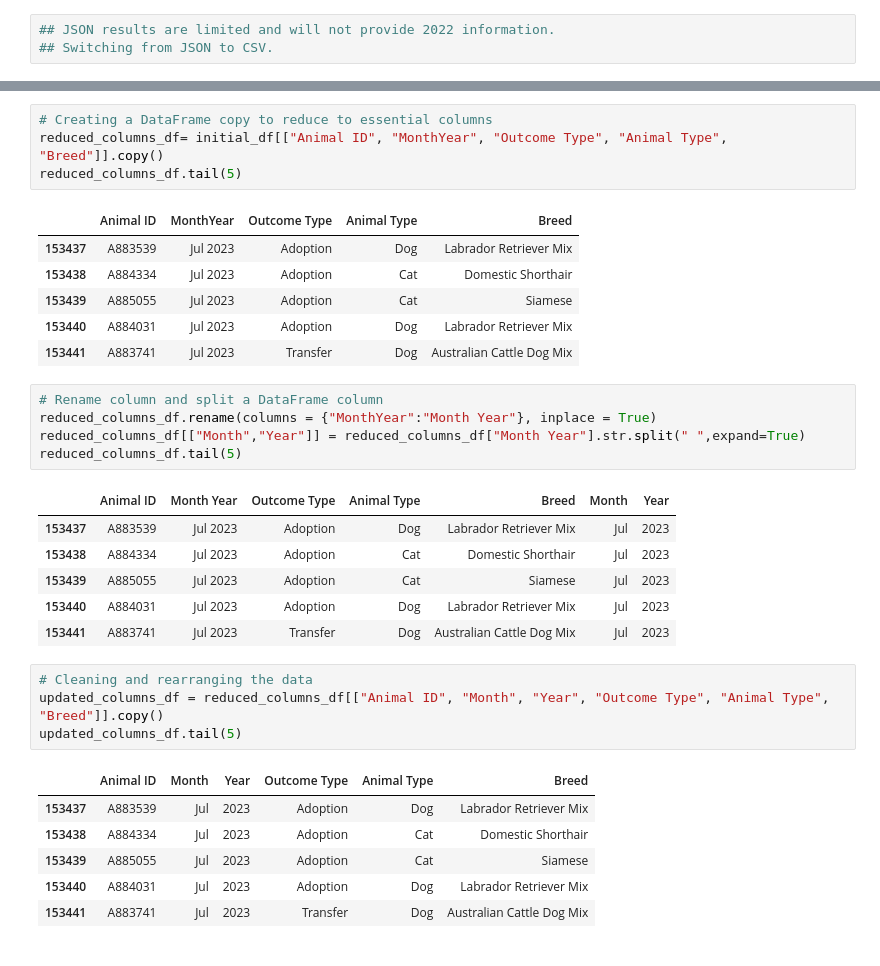
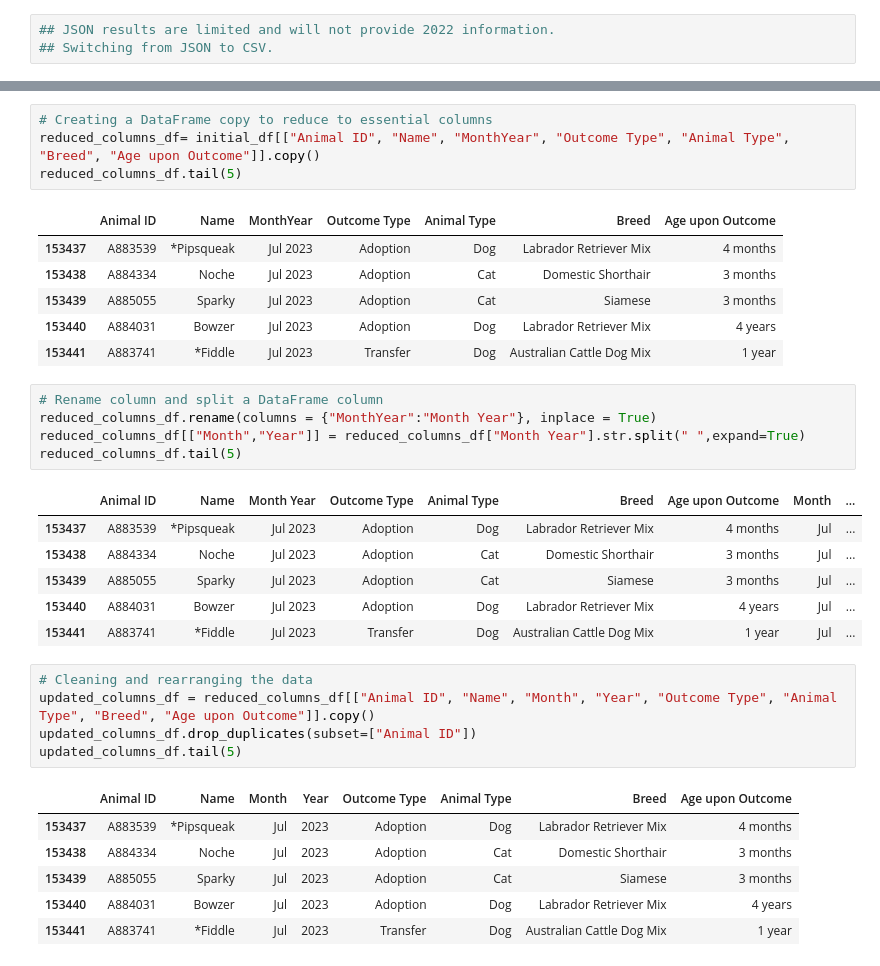
Before and after one commit to SariStormdance/Project_1, a Jupyter notebook: Project Notebook/Project1.ipynb, the cells around one changed output, grey strips where cells are left out. Saved outputs shown, nothing was run; the diff lists cells and outputs as text.

```diff
--- a/Project Notebook/Project1.ipynb
+++ b/Project Notebook/Project1.ipynb
@@ -43,34 +57,35 @@ initial_df.tail(5)
 # %%
 # Creating a DataFrame copy to reduce to essential columns
-reduced_columns_df= initial_df[["Animal ID", "MonthYear", "Outcome Type", "Animal Type", "Breed"]].copy()
+reduced_columns_df= initial_df[["Animal ID", "Name", "MonthYear", "Outcome Type", "Animal Type", "Breed", "Age upon Outcome"]].copy()
 reduced_columns_df.tail(5)
 # %% [output]
-|  | Animal ID | MonthYear | Outcome Type | Animal Type | Breed |
-| 153437 | A883539 | Jul 2023 | Adoption | Dog | Labrador Retriever Mix |
-| 153438 | A884334 | Jul 2023 | Adoption | Cat | Domestic Shorthair |
-| 153439 | A885055 | Jul 2023 | Adoption | Cat | Siamese |
-| 153440 | A884031 | Jul 2023 | Adoption | Dog | Labrador Retriever Mix |
-| 153441 | A883741 | Jul 2023 | Transfer | Dog | Australian Cattle Dog Mix |
+|  | Animal ID | Name | MonthYear | Outcome Type | Animal Type | Breed | Age upon Outcome |
+| 153437 | A883539 | *Pipsqueak | Jul 2023 | Adoption | Dog | Labrador Retriever Mix | 4 months |
+| 153438 | A884334 | Noche | Jul 2023 | Adoption | Cat | Domestic Shorthair | 3 months |
+| 153439 | A885055 | Sparky | Jul 2023 | Adoption | Cat | Siamese | 3 months |
+| 153440 | A884031 | Bowzer | Jul 2023 | Adoption | Dog | Labrador Retriever Mix | 4 years |
+| 153441 | A883741 | *Fiddle | Jul 2023 | Transfer | Dog | Australian Cattle Dog Mix | 1 year |
 # %%
 # Rename column and split a DataFrame column
 reduced_columns_df.rename(columns = {"MonthYear":"Month Year"}, inplace = True)
 reduced_columns_df[["Month","Year"]] = reduced_columns_df["Month Year"].str.split(" ",expand=True)
 reduced_columns_df.tail(5)
 # %% [output]
-|  | Animal ID | Month Year | Outcome Type | Animal Type | Breed | Month | Year |
-| 153437 | A883539 | Jul 2023 | Adoption | Dog | Labrador Retriever Mix | Jul | 2023 |
-| 153438 | A884334 | Jul 2023 | Adoption | Cat | Domestic Shorthair | Jul | 2023 |
-| 153439 | A885055 | Jul 2023 | Adoption | Cat | Siamese | Jul | 2023 |
-| 153440 | A884031 | Jul 2023 | Adoption | Dog | Labrador Retriever Mix | Jul | 2023 |
-| 153441 | A883741 | Jul 2023 | Transfer | Dog | Australian Cattle Dog Mix | Jul | 2023 |
+|  | Animal ID | Name | Month Year | Outcome Type | Animal Type | Breed | Age upon Outcome | Month | ... |
+| 153437 | A883539 | *Pipsqueak | Jul 2023 | Adoption | Dog | Labrador Retriever Mix | 4 months | Jul | ... |
+| 153438 | A884334 | Noche | Jul 2023 | Adoption | Cat | Domestic Shorthair | 3 months | Jul | ... |
+| 153439 | A885055 | Sparky | Jul 2023 | Adoption | Cat | Siamese | 3 months | Jul | ... |
+| 153440 | A884031 | Bowzer | Jul 2023 | Adoption | Dog | Labrador Retriever Mix | 4 years | Jul | ... |
+| 153441 | A883741 | *Fiddle | Jul 2023 | Transfer | Dog | Australian Cattle Dog Mix | 1 year | Jul | ... |
 # %%
 # Cleaning and rearranging the data
-updated_columns_df = reduced_columns_df[["Animal ID", "Month", "Year", "Outcome Type", "Animal Type", "Breed"]].copy()
+updated_columns_df = reduced_columns_df[["Animal ID", "Name", "Month", "Year", "Outcome Type", "Animal Type", "Breed", "Age upon Outcome"]].copy()
+updated_columns_df.drop_duplicates(subset=["Animal ID"])
 updated_columns_df.tail(5)
 # %% [output]
-|  | Animal ID | Month | Year | Outcome Type | Animal Type | Breed |
-| 153437 | A883539 | Jul | 2023 | Adoption | Dog | Labrador Retriever Mix |
-| 153438 | A884334 | Jul | 2023 | Adoption | Cat | Domestic Shorthair |
-| 153439 | A885055 | Jul | 2023 | Adoption | Cat | Siamese |
-| 153440 | A884031 | Jul | 2023 | Adoption | Dog | Labrador Retriever Mix |
-| 153441 | A883741 | Jul | 2023 | Transfer | Dog | Australian Cattle Dog Mix |
+|  | Animal ID | Name | Month | Year | Outcome Type | Animal Type | Breed | Age upon Outcome |
+| 153437 | A883539 | *Pipsqueak | Jul | 2023 | Adoption | Dog | Labrador Retriever Mix | 4 months |
+| 153438 | A884334 | Noche | Jul | 2023 | Adoption | Cat | Domestic Shorthair | 3 months |
+| 153439 | A885055 | Sparky | Jul | 2023 | Adoption | Cat | Siamese | 3 months |
+| 153440 | A884031 | Bowzer | Jul | 2023 | Adoption | Dog | Labrador Retriever Mix | 4 years |
+| 153441 | A883741 | *Fiddle | Jul | 2023 | Transfer | Dog | Australian Cattle Dog Mix | 1 year |
```
Also changed, not shown: parts of 22 cells of this notebook, 1 other file.
